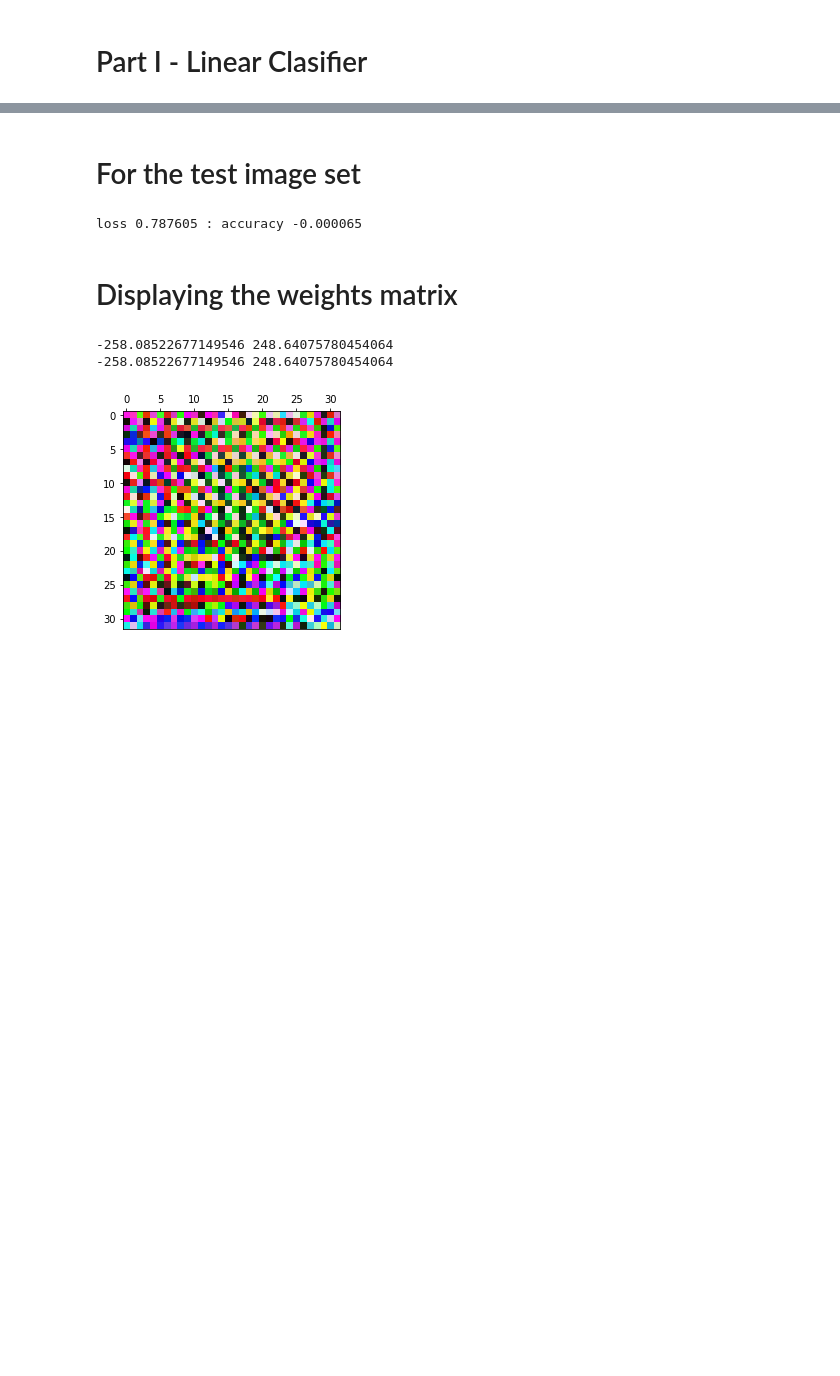
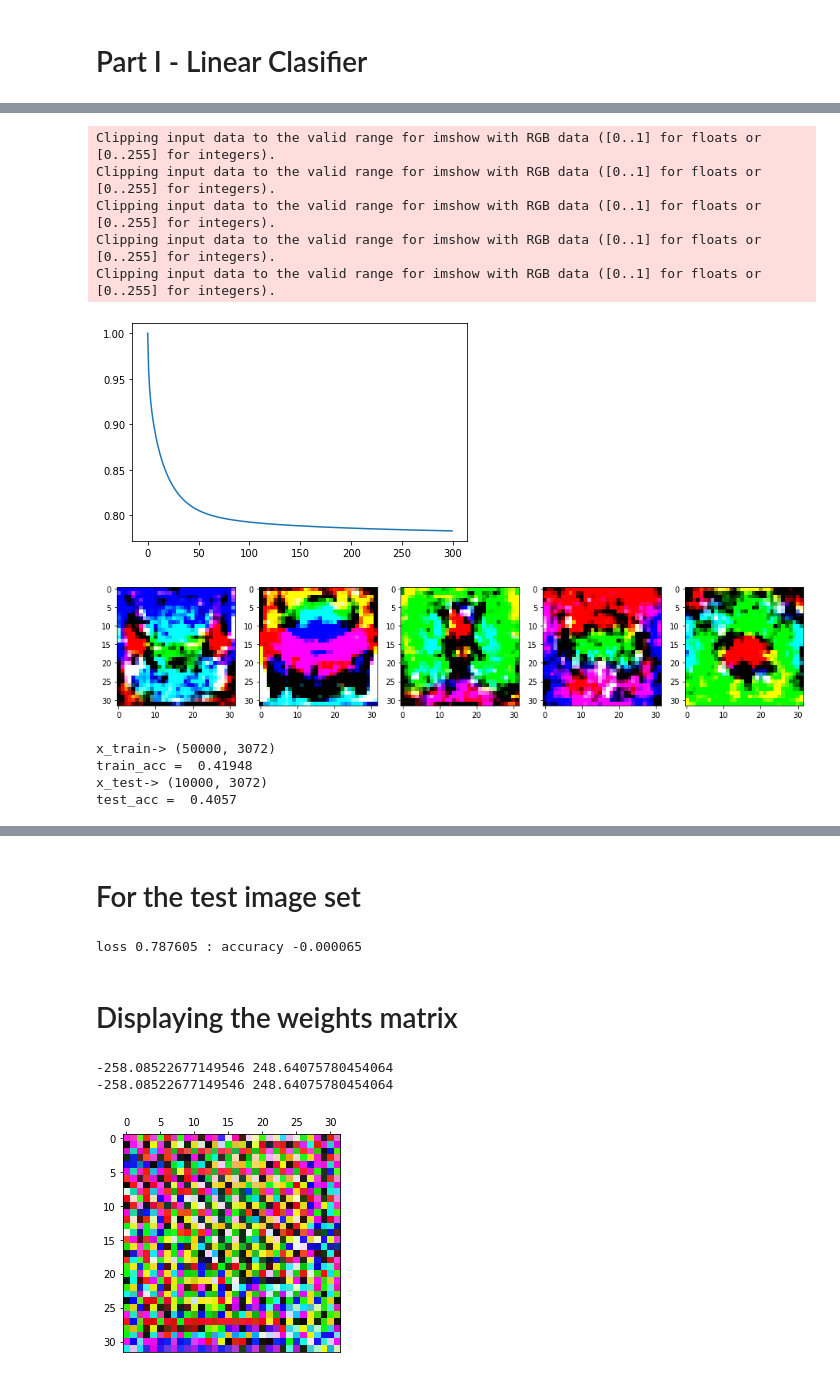
Before and after one commit to sandani98/EN2550_Ass_4, a Jupyter notebook: Part-I.ipynb, the cells around one changed output, grey strips where cells are left out. Saved outputs shown, nothing was run; the diff lists cells and outputs as text; code cells hidden in the pictures; blank space fills up the shorter version.

```diff
--- a/Part-I.ipynb
+++ b/Part-I.ipynb
@@ -103,0 +111,37 @@ plt.show()
+# %%
+plt.plot(loss_history)
+f,axarr = plt.subplots(1,5)
+f.set_size_inches(16,6)
+
+
+for i in range(5):
+    img = w1[:,i].reshape(32,32,3)
+    axarr[i].imshow(img*1000)
+plt.show()
+
+x_t = x_train
+print('x_train->',x_t.shape)
+y_pred = x_t.dot(w1)+b1
+
+train_acc = 1/Ntr*(np.abs(np.argmax(y_train,axis=1)==np.argmax(y_pred,axis=1))).sum()
+print('train_acc = ',train_acc)
+
+
+x_t = x_test
+print('x_test->',x_t.shape)
+y_pred = x_t.dot(w1)+b1
+
+test_acc = 1/Nte*(np.abs(np.argmax(y_test,axis=1)==np.argmax(y_pred,axis=1))).sum()
+print('test_acc = ',test_acc)
+# %% [output]
+Clipping input data to the valid range for imshow with RGB data ([0..1] for floats or [0..255] for integers).
+Clipping input data to the valid range for imshow with RGB data ([0..1] for floats or [0..255] for integers).
+Clipping input data to the valid range for imshow with RGB data ([0..1] for floats or [0..255] for integers).
+Clipping input data to the valid range for imshow with RGB data ([0..1] for floats or [0..255] for integers).
+Clipping input data to the valid range for imshow with RGB data ([0..1] for floats or [0..255] for integers).
+[figure, added]
+[figure, added]
+x_train-> (50000, 3072)
+train_acc =  0.41948
+x_test-> (10000, 3072)
+test_acc =  0.4057
```
Also changed, not shown: parts of 4 cells of this notebook.
